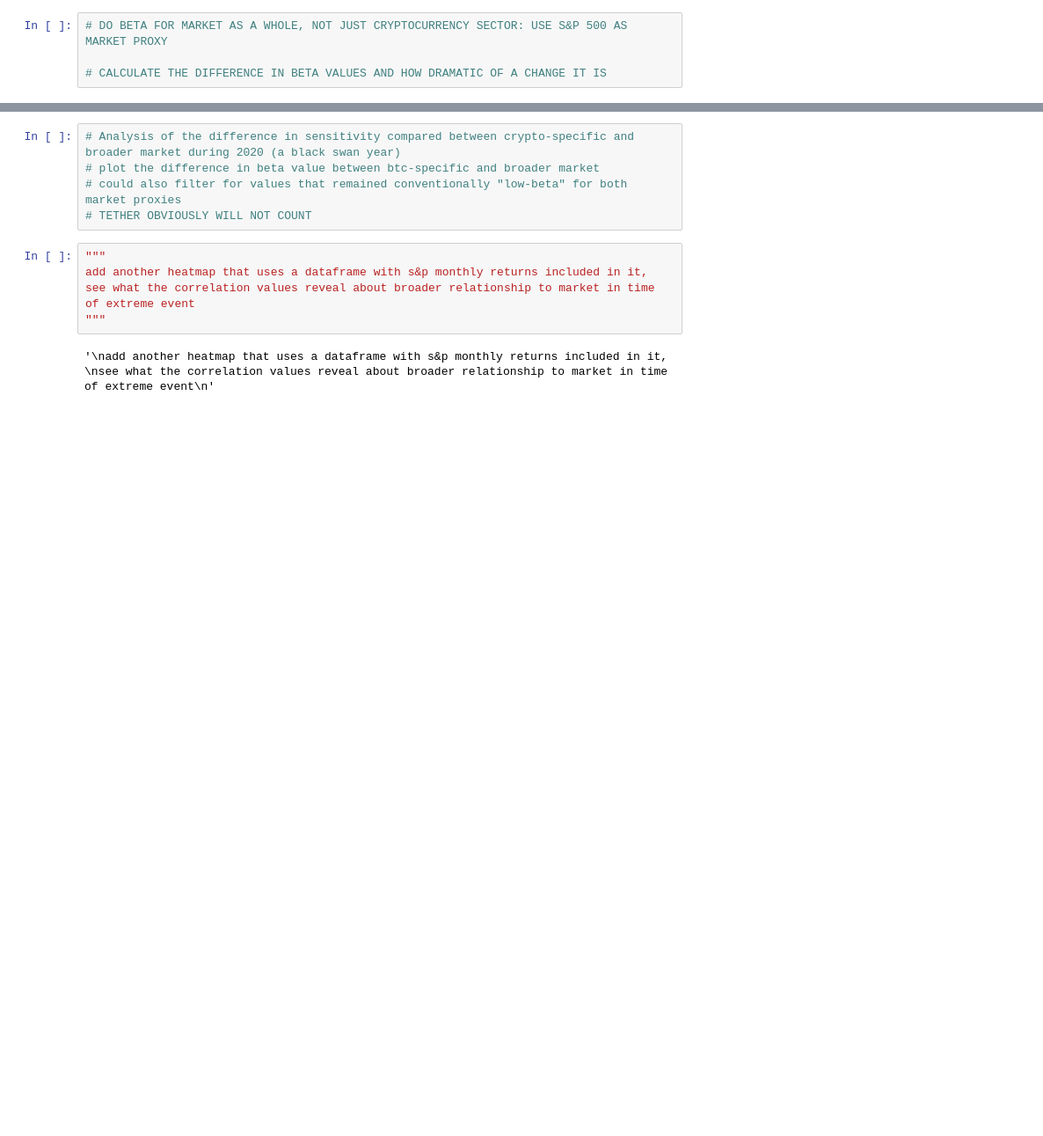
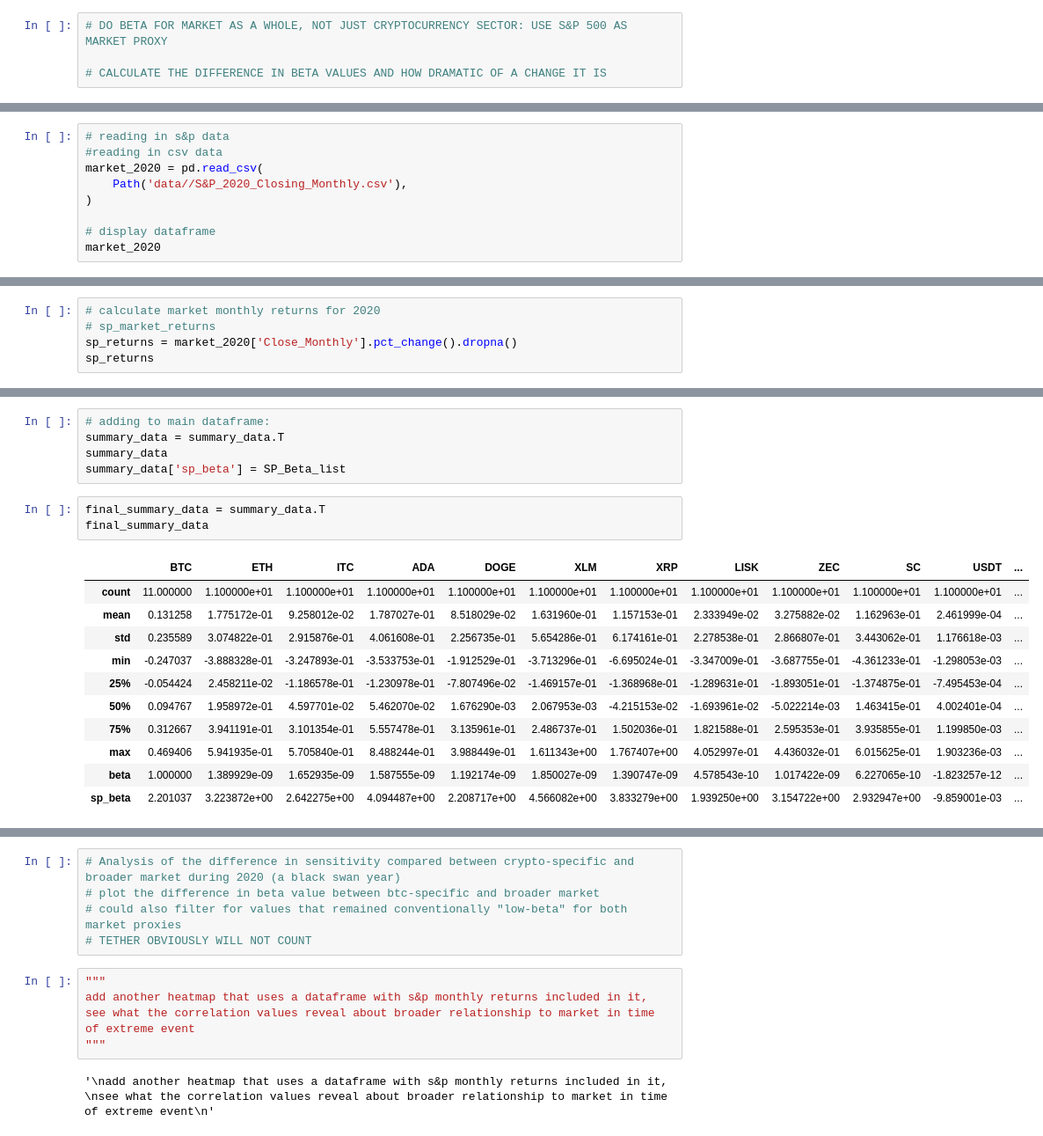
Before and after one commit to nathanduft44/Crypto_Corrisk, a Jupyter notebook: Ray_WorkSpace/RH_Analysis/RH_Analysis_Round_Extra_1.ipynb, the cells around one changed output, grey strips where cells are left out. Shown: that part at 88% size. Cells and saved outputs as stored; diff of their text form; blank space fills up the shorter version.

Commit message:
completed beta relative to market

```diff
--- a/Ray_WorkSpace/RH_Analysis/RH_Analysis_Round_Extra_1.ipynb
+++ b/Ray_WorkSpace/RH_Analysis/RH_Analysis_Round_Extra_1.ipynb
@@ -352,0 +355,9 @@ beta_exc_btc.hvplot.heatmap(
+# %%
+# reading in s&p data
+#reading in csv data
+market_2020 = pd.read_csv(
+    Path('data//S&P_2020_Closing_Monthly.csv'),
+)
+
+# display dataframe
+market_2020
@@ -352,0 +378,5 @@ beta_exc_btc.hvplot.heatmap(
+# %%
+# calculate market monthly returns for 2020
+# sp_market_returns
+sp_returns = market_2020['Close_Monthly'].pct_change().dropna()
+sp_returns
@@ -389,0 +444,20 @@ use previous calculations for market variance and covariance of assets
+# %%
+# adding to main dataframe:
+summary_data = summary_data.T
+summary_data
+summary_data['sp_beta'] = SP_Beta_list
+# %%
+final_summary_data = summary_data.T
+final_summary_data
+# %% [output]
+|  | BTC | ETH | ITC | ADA | DOGE | XLM | XRP | LISK | ZEC | SC | USDT | ... |
+| count | 11.000000 | 1.100000e+01 | 1.100000e+01 | 1.100000e+01 | 1.100000e+01 | 1.100000e+01 | 1.100000e+01 | 1.100000e+01 | 1.100000e+01 | 1.100000e+01 | 1.100000e+01 | ... |
+| mean | 0.131258 | 1.775172e-01 | 9.258012e-02 | 1.787027e-01 | 8.518029e-02 | 1.631960e-01 | 1.157153e-01 | 2.333949e-02 | 3.275882e-02 | 1.162963e-01 | 2.461999e-04 | ... |
+| std | 0.235589 | 3.074822e-01 | 2.915876e-01 | 4.061608e-01 | 2.256735e-01 | 5.654286e-01 | 6.174161e-01 | 2.278538e-01 | 2.866807e-01 | 3.443062e-01 | 1.176618e-03 | ... |
+| min | -0.247037 | -3.888328e-01 | -3.247893e-01 | -3.533753e-01 | -1.912529e-01 | -3.713296e-01 | -6.695024e-01 | -3.347009e-01 | -3.687755e-01 | -4.361233e-01 | -1.298053e-03 | ... |
+| 25% | -0.054424 | 2.458211e-02 | -1.186578e-01 | -1.230978e-01 | -7.807496e-02 | -1.469157e-01 | -1.368968e-01 | -1.289631e-01 | -1.893051e-01 | -1.374875e-01 | -7.495453e-04 | ... |
+| 50% | 0.094767 | 1.958972e-01 | 4.597701e-02 | 5.462070e-02 | 1.676290e-03 | 2.067953e-03 | -4.215153e-02 | -1.693961e-02 | -5.022214e-03 | 1.463415e-01 | 4.002401e-04 | ... |
+| 75% | 0.312667 | 3.941191e-01 | 3.101354e-01 | 5.557478e-01 | 3.135961e-01 | 2.486737e-01 | 1.502036e-01 | 1.821588e-01 | 2.595353e-01 | 3.935855e-01 | 1.199850e-03 | ... |
+| max | 0.469406 | 5.941935e-01 | 5.705840e-01 | 8.488244e-01 | 3.988449e-01 | 1.611343e+00 | 1.767407e+00 | 4.052997e-01 | 4.436032e-01 | 6.015625e-01 | 1.903236e-03 | ... |
+| beta | 1.000000 | 1.389929e-09 | 1.652935e-09 | 1.587555e-09 | 1.192174e-09 | 1.850027e-09 | 1.390747e-09 | 4.578543e-10 | 1.017422e-09 | 6.227065e-10 | -1.823257e-12 | ... |
+| sp_beta | 2.201037 | 3.223872e+00 | 2.642275e+00 | 4.094487e+00 | 2.208717e+00 | 4.566082e+00 | 3.833279e+00 | 1.939250e+00 | 3.154722e+00 | 2.932947e+00 | -9.859001e-03 | ... |
```
Also changed, not shown: parts of 8 cells of this notebook, 4 other files.
